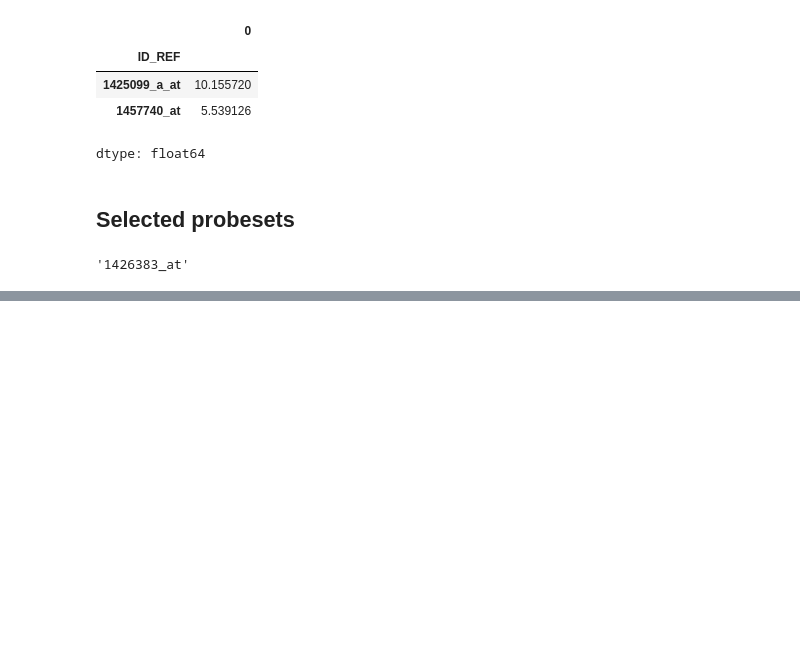
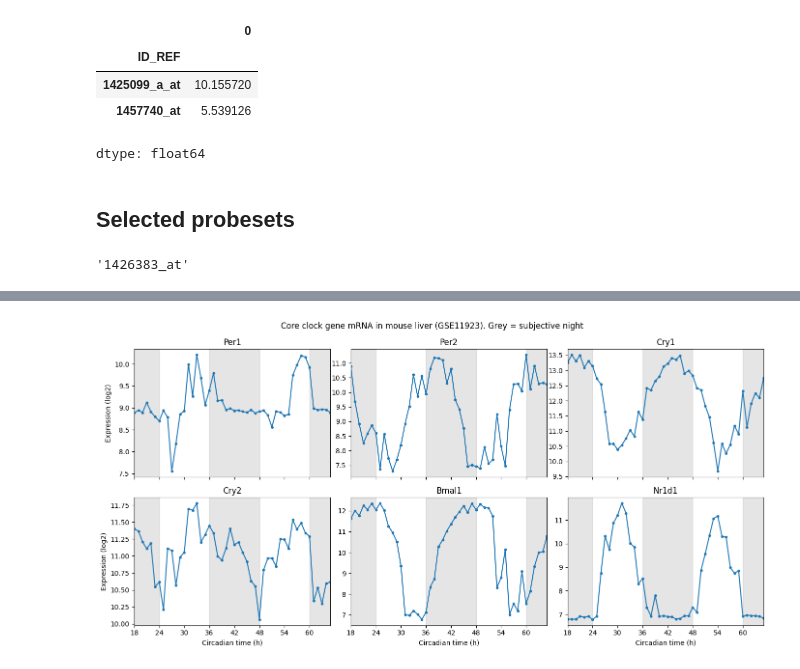
Before and after one commit to Sezemr/Circadian-Rhythm-Detection-, a Jupyter notebook: 01_setup_and_data.ipynb, the cells around one changed output, grey strips where cells are left out. Cells and saved outputs as stored; diff of their text form; code cells hidden in the pictures; blank space fills up the shorter version.

```diff
--- a/01_setup_and_data.ipynb
+++ b/01_setup_and_data.ipynb
@@ -186,0 +253,21 @@ clock_probes ["Cry2"]
+# %%
+fig, axes = plt.subplots(2, 3, figsize=(14, 7), sharex=True)
+
+for ax, gene in zip(axes.flatten(), clock.index):
+    for start in [12, 36, 60]:
+        ax.axvspan(start, start + 12, color="grey", alpha=0.2)
+    ax.plot(clock.columns, clock.loc[gene], marker="o", markersize=3)
+    ax.set_title(gene)
+    ax.set_xlim(18, 65)
+    ax.set_xticks(range(18, 66, 6))
+
+for ax in axes[:, 0]:
+    ax.set_ylabel("Expression (log2)")
+for ax in axes[1]:
+    ax.set_xlabel("Circadian time (h)")
+
+fig.suptitle("Core clock gene mRNA in mouse liver (GSE11923). Grey = subjective night")
+fig.tight_layout()
+plt.show()
+# %% [output]
+[figure, added]
```
Also changed, not shown: parts of 10 cells of this notebook.
